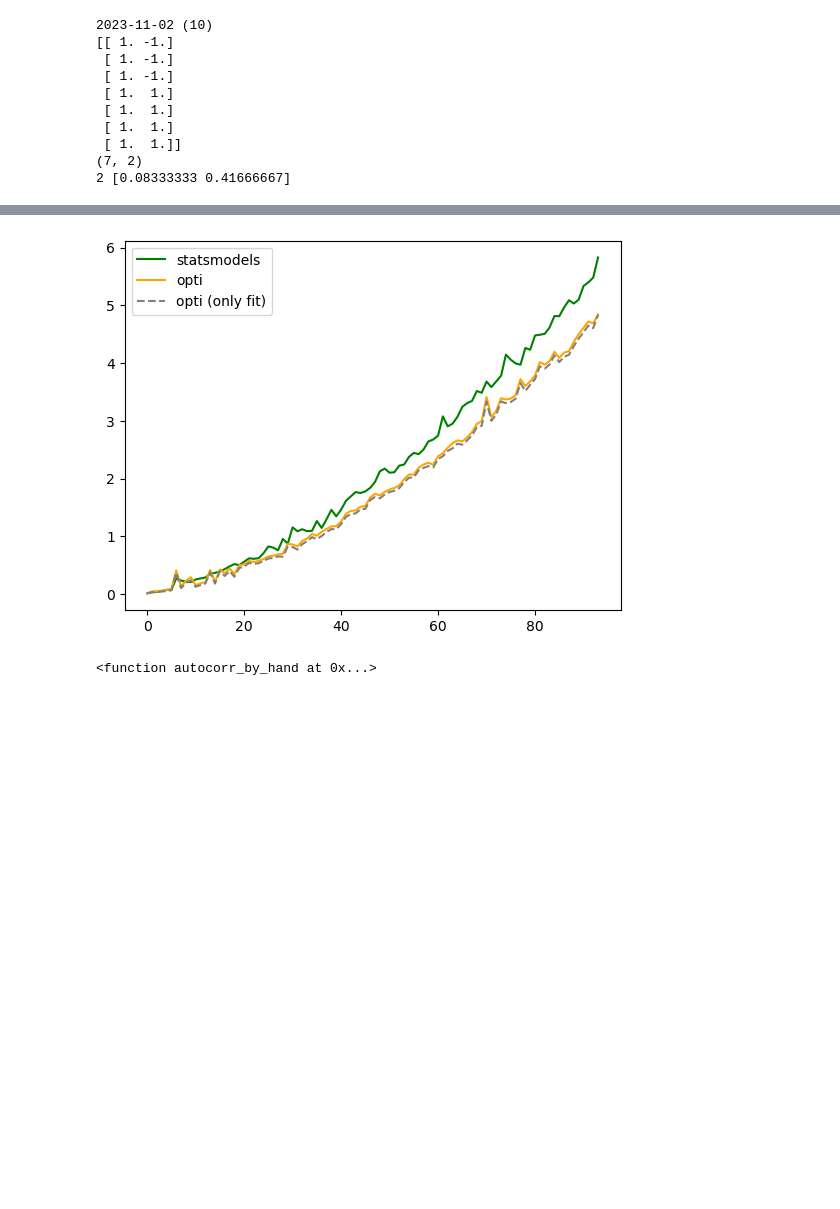
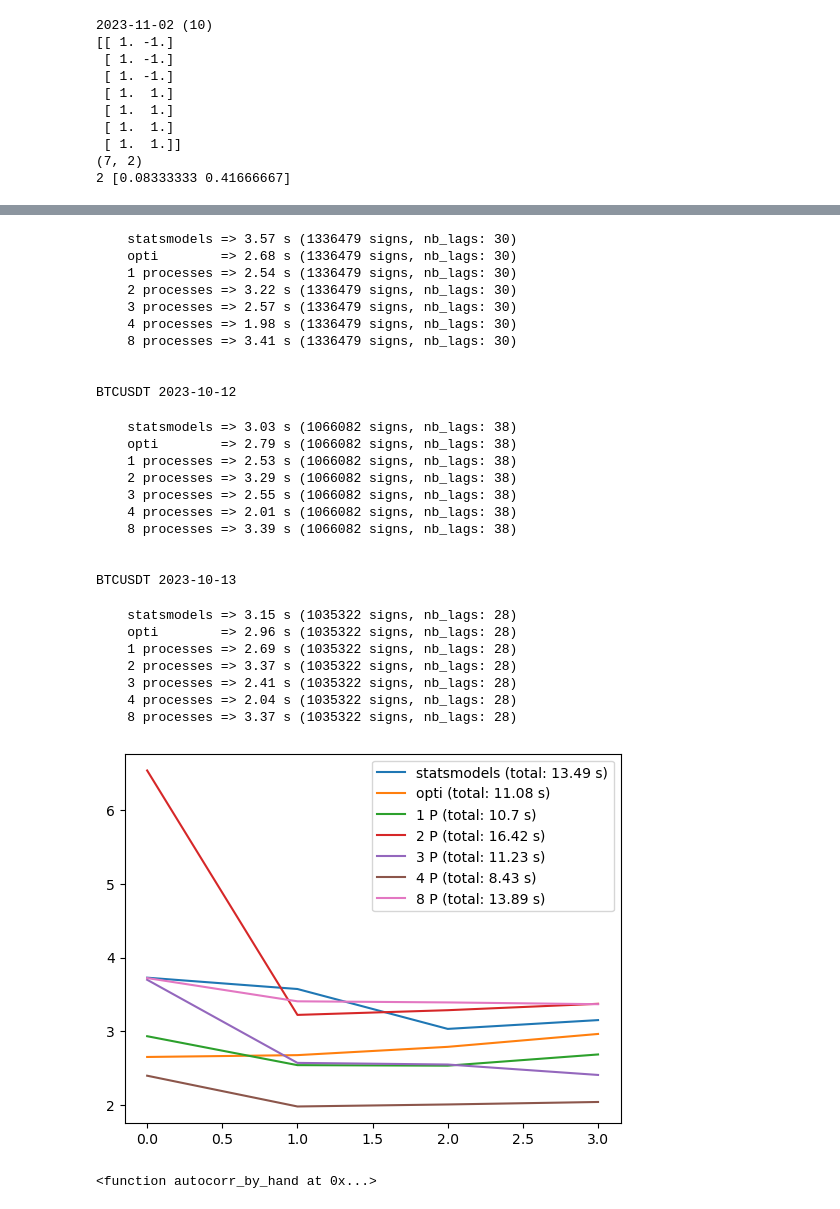
Before and after one commit to MartinGangand/tradeflow, a Jupyter notebook: trade_flow_modelling/src/data_analysis.ipynb, the cells around one changed output, grey strips where cells are left out. Saved outputs shown, nothing was run; the diff lists cells and outputs as text; code cells hidden in the pictures; blank space fills up the shorter version.

Commit message:
Selection of the number of lags accelerated with custom OLS + improved with multiple processes

```diff
--- a/trade_flow_modelling/src/data_analysis.ipynb
+++ b/trade_flow_modelling/src/data_analysis.ipynb
@@ -168,16 +166,15 @@ importlib.reload(bis)
 from modelisation.regression import linear_models
 importlib.reload(linear_models)
 
-# signs = sign_extractor.retrieve_signs("BTCUSDT", f"2023-10-14", f"2023-10-14")
-ar_model = autoregressive_model.AutoregressiveModel(signs[:300], nb_lags=None)
+signs = sign_extractor.retrieve_signs("BTCUSDT", f"2023-10-14", f"2023-10-14")
+ar_model = autoregressive_model.AutoregressiveModel(signs[:150000], nb_lags=None)
 
 s = time.time()
 nb_lags, times_opti = ar_model.select_model_nb_lags("opti")
 e = time.time()
-print(f"Nb lags selected: {nb_lags} in {round(e - s, 2)} s {len(signs)} signs)")
-print(f"(total time all loops: {sum(times_opti[0])} | fit(): {sum(times_opti[1])} | selection(): {sum(times_opti[2])} | OLS(): {sum(times_opti[3])} | tuple(): {sum(times_opti[4])})")
-print(f"{sum(times_opti[4]), sum(times_opti[5]), sum(times_opti[6]), sum(times_opti[7]), sum(times_opti[8])}")
-print(f"{sum(times_opti[0])} | {sum(times_opti[1]) + sum(times_opti[2]) + sum(times_opti[3]) + sum(times_opti[4])}")
+print(f"Nb lags selected: {nb_lags} in {round(e - s, 2)} s ({len(signs)} signs)")
+print(f"(total loops: {sum(times_opti[0])} | fit(): {sum(times_opti[1])} | selection(): {sum(times_opti[2])} | OLS(): {sum(times_opti[3])} | s: {sum(times_opti[4])} | dot: {sum(times_opti[5])})")
+print(f"{sum(times_opti[0])} | {sum(times_opti[1]) + sum(times_opti[2]) + sum(times_opti[3])}")
 # plt.plot(times_opti[0], color="orange", label="opti")
 # plt.plot(times_opti[1], color="grey", linestyle="--", label="opti (only fit)")
 
@@ -362,29 +527,36 @@ importlib.reload(autoregressive_model)
 import bis
 importlib.reload(bis)
 
-for i in range(14, 15):
+methods = ["statsmodels", "opti", "1 P", "2 P", "3 P", "4 P", "8 P"]
+times_per_method = [[] for _ in range(len(methods))]
+for i in range(10, 14):
+    print(f"BTCUSDT 2023-10-{i}")
     signs = sign_extractor.retrieve_signs("BTCUSDT", f"2023-10-{i}", f"2023-10-{i}")
     # signs = sign_extractor.retrieve_signs("APTUSDT", f"2023-11-{i}", f"2023-11-{i}")
-    ar_model = autoregressive_model.AutoregressiveModel(signs[:350000], nb_lags=None)
+    ar_model = autoregressive_model.AutoregressiveModel(signs[:25000], nb_lags=None)
 
     s = time.time()
-    nb_lags, times_statsmodels = ar_model.select_model_nb_lags("statsmodels")
+    nb_lags = ar_model.select_model_nb_lags("statsmodels")
     e = time.time()
-    print(f"Nb lags selected: {nb_lags} in {round(e - s, 2)} s ({len(signs)} signs) (sum loop times: {sum(times_statsmodels)})\n")
+    times_per_method[0].append(e - s)
+    print(f"    statsmodels => {round(e - s, 2)} s ({len(signs)} signs, nb_lags: {nb_lags})")
 
     s = time.time()
-    nb_lags, times_statsmodels = ar_model.select_model_nb_lags("statsmodels_bis")
+    nb_lags = ar_model.select_model_nb_lags("opti")
     e = time.time()
-    print(f"Nb lags selected: {nb_lags} in {round(e - s, 2)} s ({len(signs)} signs) (sum loop times: {sum(times_statsmodels)})\n")
+    times_per_method[1].append(e - s)
+    print(f"    opti        => {round(e - s, 2)} s ({len(signs)} signs, nb_lags: {nb_lags})")
 
-    s = time.time()
-    nb_lags, times_opti = ar_model.select_model_nb_lags("opti")
-    e = time.time()
-    print(f"Nb lags selected: {nb_lags} in {round(e - s, 2)} s ({len(signs)} signs) (total time all loops => {sum(times_opti[0])}, total time fit() => {sum(times_opti[1])}, total time selection() => {sum(times_opti[2])})")
+    for i, nb_processes in enumerate([1, 2, 3, 4, 8]):
+        s = time.time()
+        nb_lags = ar_model.select_model_nb_lags("multi_processes", nb_processes=nb_processes)
+        e = time.time()
+        times_per_method[2 + i].append(e - s)
+        print(f"    {nb_processes} processes => {round(e - s, 2)} s ({len(signs)} signs, nb_lags: {nb_lags})")
+    print("\n")
 
-    plt.plot(times_statsmodels, color="green", label="statsmodels")
-    plt.plot(times_opti[0], color="orange", label="opti")
-    plt.plot(times_opti[1], color="grey", linestyle="--", label="opti (only fit)")
-    plt.legend()
-    plt.show()
+for method, times in zip(methods, times_per_method):
+    plt.plot(times, label=f"{method} (total: {round(sum(times), 2)} s)")
+plt.legend()
+plt.show()
 # %% [output]
@@ -399,4 +574,31 @@ Nb lags selected: 93 in 178.77 s (517837 signs) (total time all loops => 178.402
+    statsmodels => 3.57 s (1336479 signs, nb_lags: 30)
+    opti        => 2.68 s (1336479 signs, nb_lags: 30)
+    1 processes => 2.54 s (1336479 signs, nb_lags: 30)
+    2 processes => 3.22 s (1336479 signs, nb_lags: 30)
+    3 processes => 2.57 s (1336479 signs, nb_lags: 30)
+    4 processes => 1.98 s (1336479 signs, nb_lags: 30)
+    8 processes => 3.41 s (1336479 signs, nb_lags: 30)
+
+
+BTCUSDT 2023-10-12
+    statsmodels => 3.03 s (1066082 signs, nb_lags: 38)
+    opti        => 2.79 s (1066082 signs, nb_lags: 38)
+    1 processes => 2.53 s (1066082 signs, nb_lags: 38)
+    2 processes => 3.29 s (1066082 signs, nb_lags: 38)
+    3 processes => 2.55 s (1066082 signs, nb_lags: 38)
+    4 processes => 2.01 s (1066082 signs, nb_lags: 38)
+    8 processes => 3.39 s (1066082 signs, nb_lags: 38)
+
+
+BTCUSDT 2023-10-13
+    statsmodels => 3.15 s (1035322 signs, nb_lags: 28)
+    opti        => 2.96 s (1035322 signs, nb_lags: 28)
+    1 processes => 2.69 s (1035322 signs, nb_lags: 28)
+    2 processes => 3.37 s (1035322 signs, nb_lags: 28)
+    3 processes => 2.41 s (1035322 signs, nb_lags: 28)
+    4 processes => 2.04 s (1035322 signs, nb_lags: 28)
+    8 processes => 3.37 s (1035322 signs, nb_lags: 28)
-[figure, old version]
+[figure, new version]
 # %%
 def replace_negative_values_with(values, replacement_value):
     for i in range(len(values)):
```
Also changed, not shown: parts of 8 cells of this notebook, 8 other files.
